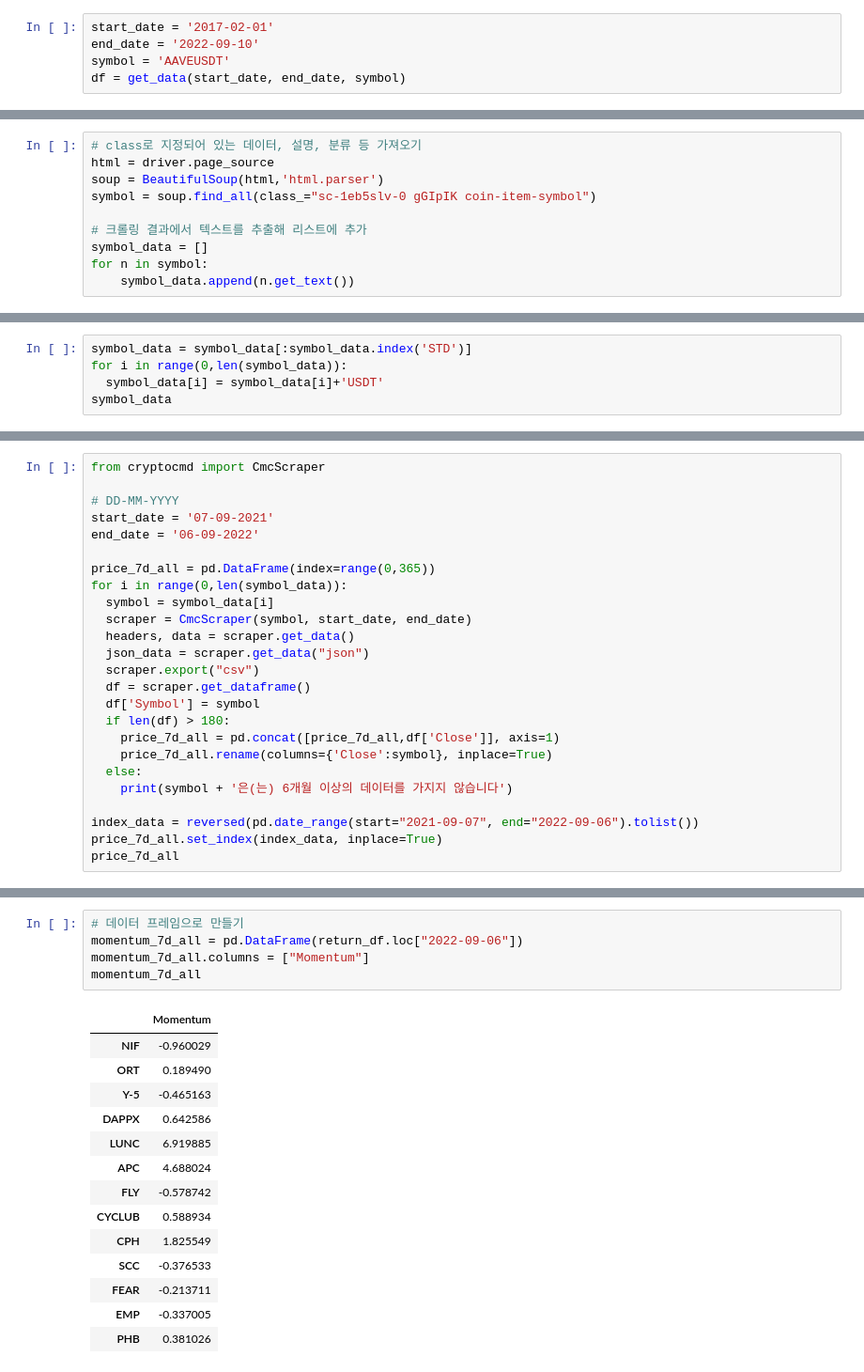
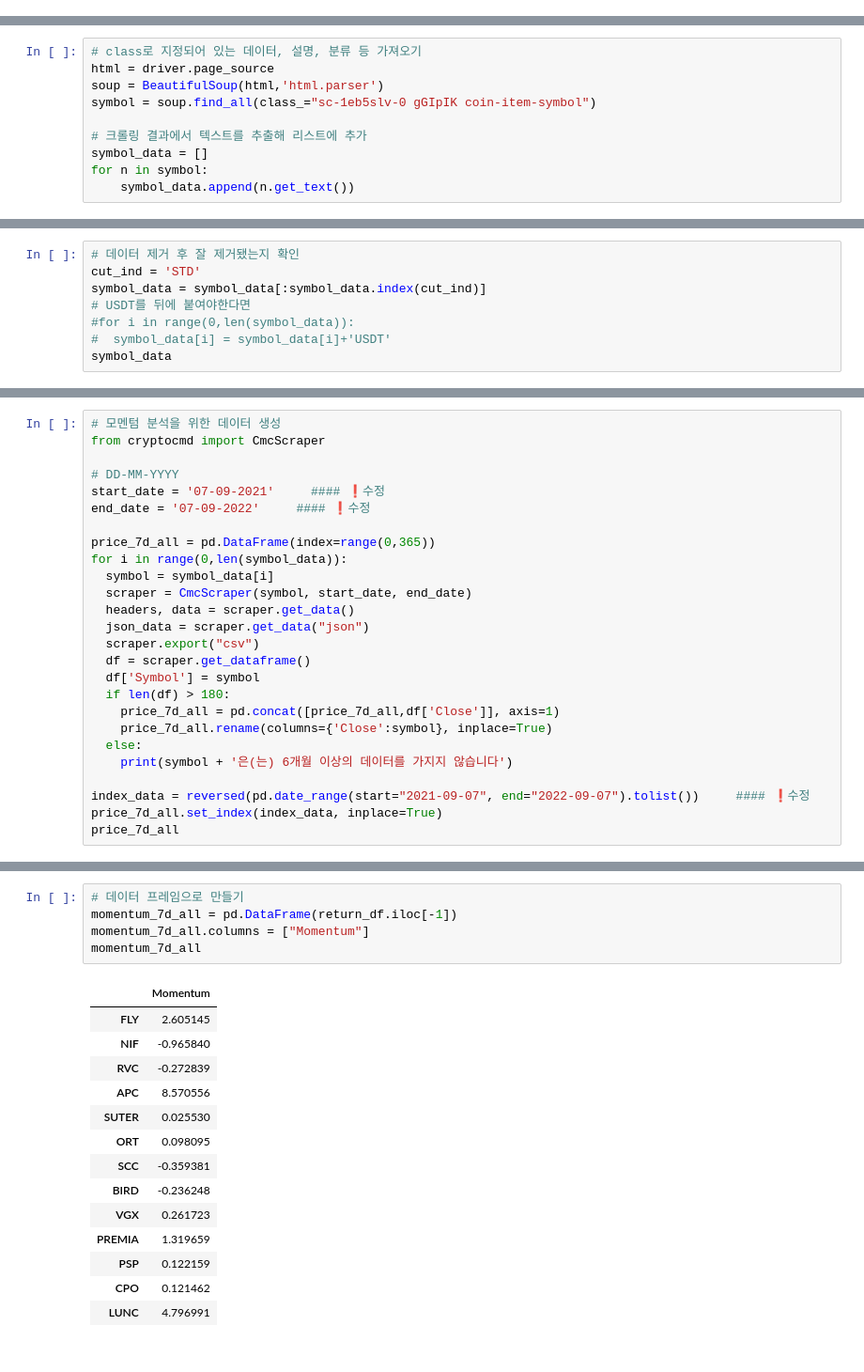
Before and after one commit to webclinic017/coin-analysis, a Jupyter notebook: Quant_Momentum_all.ipynb, the cells around one changed output, grey strips where cells are left out. Shown at 94% size. Saved outputs shown, nothing was run; the diff lists cells and outputs as text.

```diff
--- a/Quant_Momentum_all.ipynb
+++ b/Quant_Momentum_all.ipynb
@@ -164,8 +146,3 @@ def get_data(start_date, end_date, symbol):
     df.loc[:, 'Open':'tb_quote_av'] = df.loc[:, 'Open':'tb_quote_av'].astype(float)  # string to float
     df['trades'] = df['trades'].astype(int)
     return df
-# %%
-start_date = '2017-02-01'
-end_date = '2022-09-10'
-symbol = 'AAVEUSDT'
-df = get_data(start_date, end_date, symbol)
@@ -259,7 +219,10 @@ symbol_data
 # %%
-symbol_data = symbol_data[:symbol_data.index('STD')]
-for i in range(0,len(symbol_data)):
-  symbol_data[i] = symbol_data[i]+'USDT'
+# 데이터 제거 후 잘 제거됐는지 확인
+cut_ind = 'STD'
+symbol_data = symbol_data[:symbol_data.index(cut_ind)]
+# USDT를 뒤에 붙여야한다면
+#for i in range(0,len(symbol_data)):
+#  symbol_data[i] = symbol_data[i]+'USDT'
 symbol_data
 # %% [output]
 ['VEKTOR',
@@ -282,9 +260,10 @@ symbol_data
 # %%
+# 모멘텀 분석을 위한 데이터 생성
 from cryptocmd import CmcScraper
 
 # DD-MM-YYYY
-start_date = '07-09-2021'
-end_date = '06-09-2022'
+start_date = '07-09-2021'     #### ❗수정
+end_date = '07-09-2022'     #### ❗수정
 
 price_7d_all = pd.DataFrame(index=range(0,365))
 for i in range(0,len(symbol_data)):
@@ -301,7 +280,7 @@ for i in range(0,len(symbol_data)):
   else:
     print(symbol + '은(는) 6개월 이상의 데이터를 가지지 않습니다')
 
-index_data = reversed(pd.date_range(start="2021-09-07", end="2022-09-06").tolist())
+index_data = reversed(pd.date_range(start="2021-09-07", end="2022-09-07").tolist())     #### ❗수정
 price_7d_all.set_index(index_data, inplace=True)
 price_7d_all
 # %% [output]
@@ -359,23 +338,23 @@ return_df
 # %%
 # 데이터 프레임으로 만들기
-momentum_7d_all = pd.DataFrame(return_df.loc["2022-09-06"])
+momentum_7d_all = pd.DataFrame(return_df.iloc[-1])
 momentum_7d_all.columns = ["Momentum"]
 momentum_7d_all
 # %% [output]
 |  | Momentum |
-| NIF | -0.960029 |
-| ORT | 0.189490 |
-| Y-5 | -0.465163 |
-| DAPPX | 0.642586 |
-| LUNC | 6.919885 |
-| APC | 4.688024 |
-| FLY | -0.578742 |
-| CYCLUB | 0.588934 |
-| CPH | 1.825549 |
-| SCC | -0.376533 |
-| FEAR | -0.213711 |
-| EMP | -0.337005 |
-| PHB | 0.381026 |
+| FLY | 2.605145 |
+| NIF | -0.965840 |
+| RVC | -0.272839 |
+| APC | 8.570556 |
+| SUTER | 0.025530 |
+| ORT | 0.098095 |
+| SCC | -0.359381 |
+| BIRD | -0.236248 |
+| VGX | 0.261723 |
+| PREMIA | 1.319659 |
+| PSP | 0.122159 |
+| CPO | 0.121462 |
+| LUNC | 4.796991 |
 # %%
 momentum_7d_all['Rank'] = momentum_7d_all['Momentum'].rank(ascending=False)
 momentum_7d_all = momentum_7d_all.sort_values(by='Rank')
```
Also changed, not shown: parts of 39 cells of this notebook.
